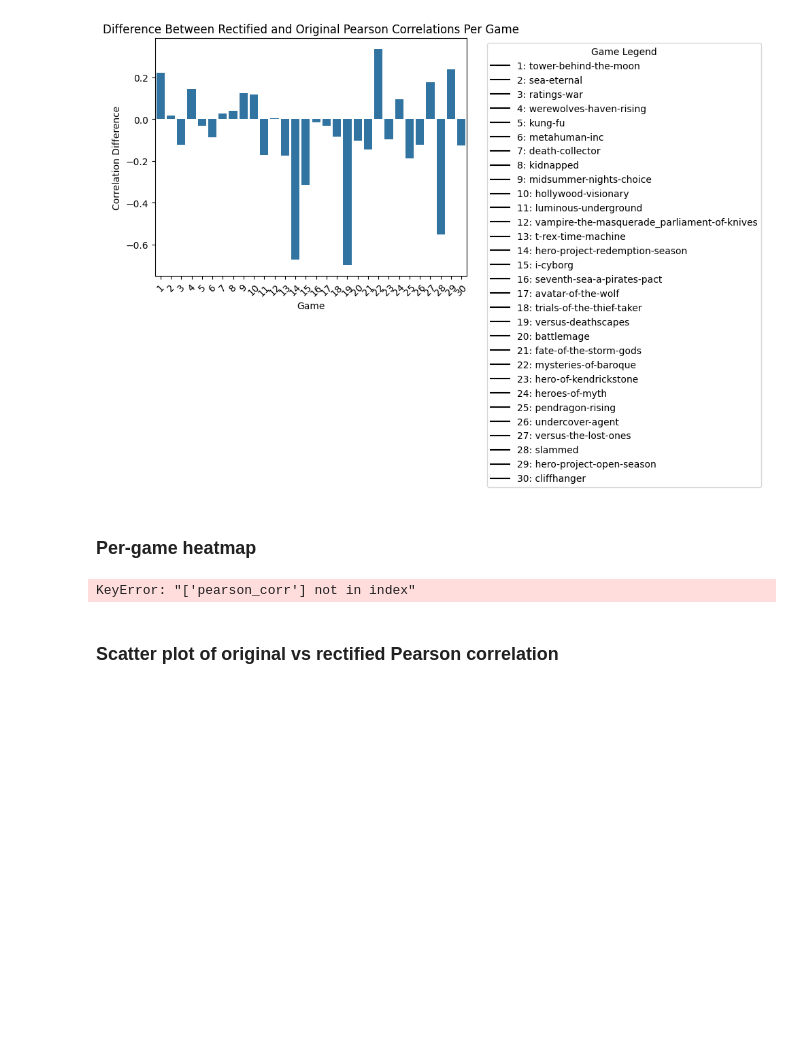
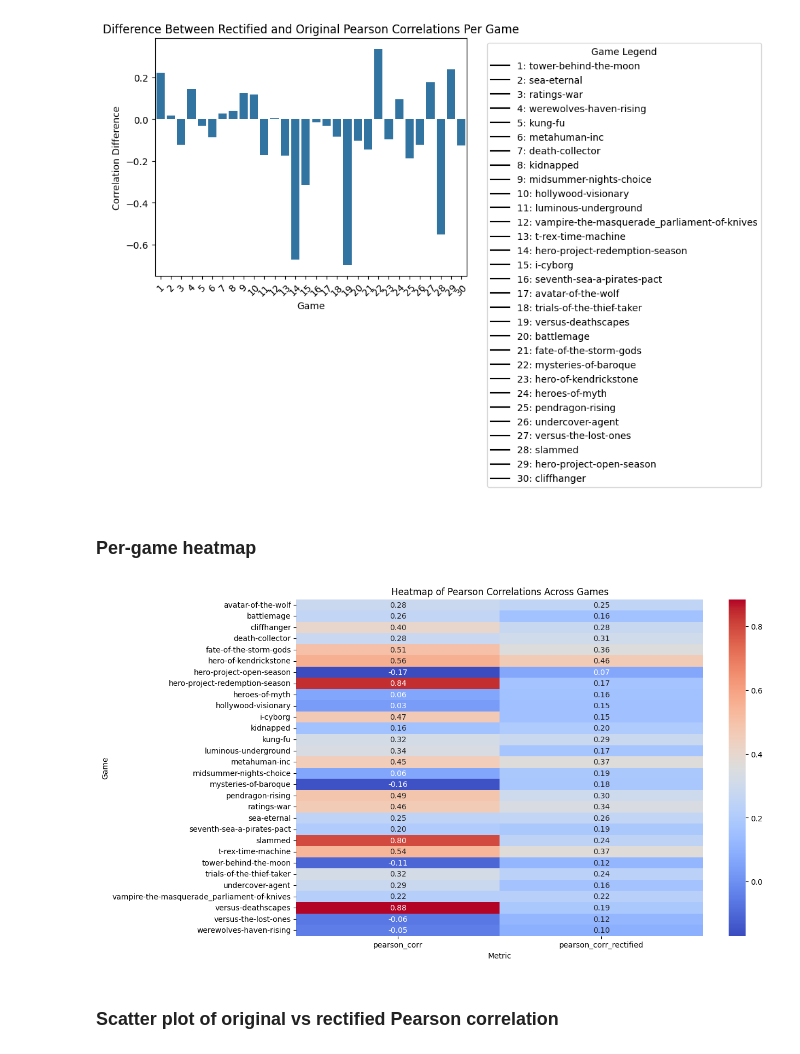
Before and after one commit to harshraj172/SafeRL-Gym, a Jupyter notebook: generate_pearson_coeffs.ipynb, the cells around one changed output. Drawn from its saved outputs; the diff is of its cells as text; code cells hidden in the pictures; blank space fills up the shorter version.

```diff
--- a/generate_pearson_coeffs.ipynb
+++ b/generate_pearson_coeffs.ipynb
@@ -219,18 +211,18 @@ plt.show()
 # %% [markdown]
 ### Per-game heatmap
 # %%
-# Prepare data for heatmap
-heatmap_data = per_game_corr.set_index('game')[['pearson_corr', 'pearson_corr_rectified']]
+# Prepare data for heatmap by aggregating to ensure one row per game
+heatmap_data = df.groupby('game')[['pearson_corr', 'pearson_corr_rectified']].mean()
 
 # Plot heatmap
 plt.figure(figsize=(12, 8))
 sns.heatmap(heatmap_data, annot=True, cmap='coolwarm', fmt=".2f")
 plt.title("Heatmap of Pearson Correlations Across Games")
 plt.xlabel("Metric")
 plt.ylabel("Game")
 plt.show()
 # %% [output]
-KeyError: "['pearson_corr'] not in index"
+[figure, added]
 # %% [markdown]
 ### Scatter plot of original vs rectified Pearson correlation
 # %%
```
Also changed, not shown: parts of 6 cells of this notebook, 1 other file.
